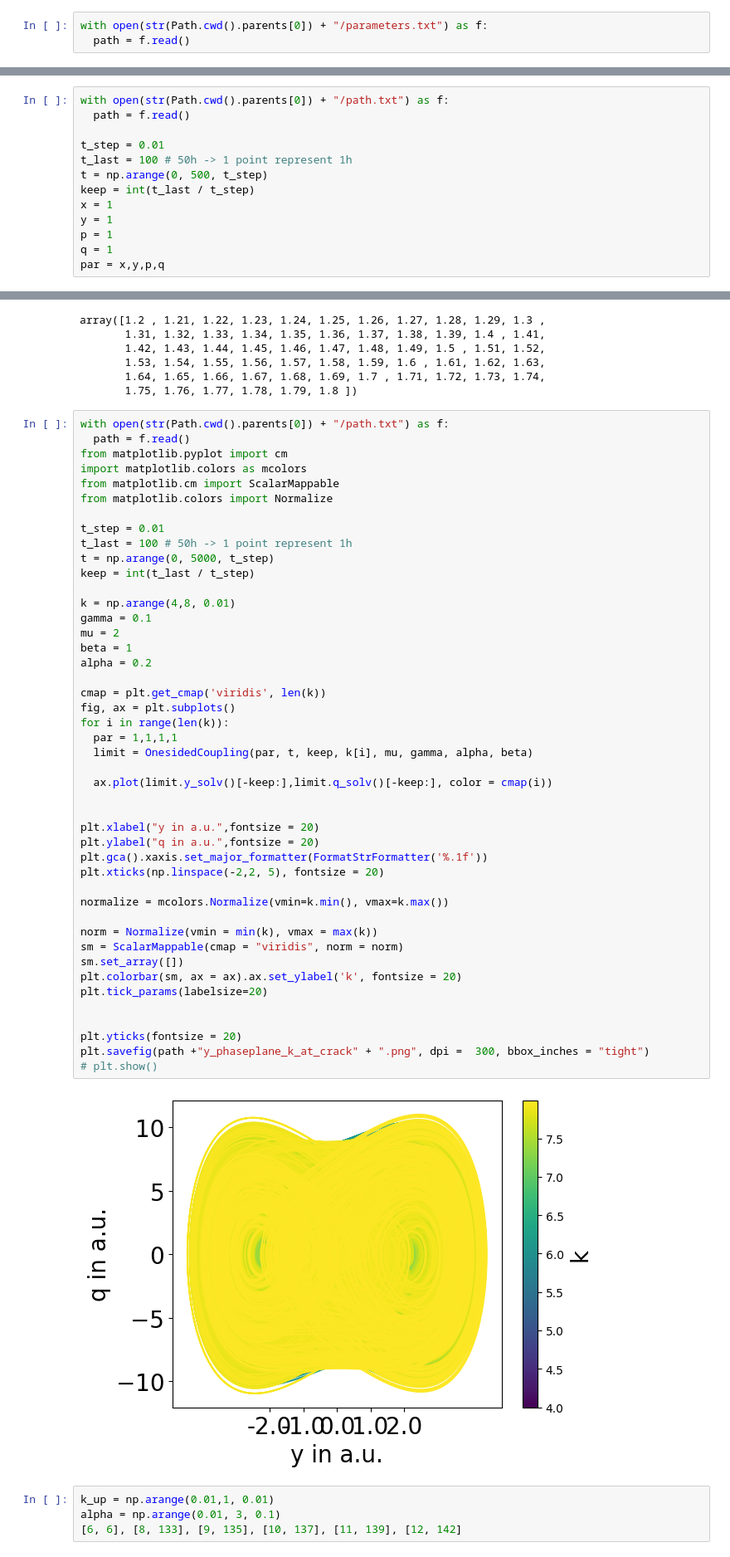
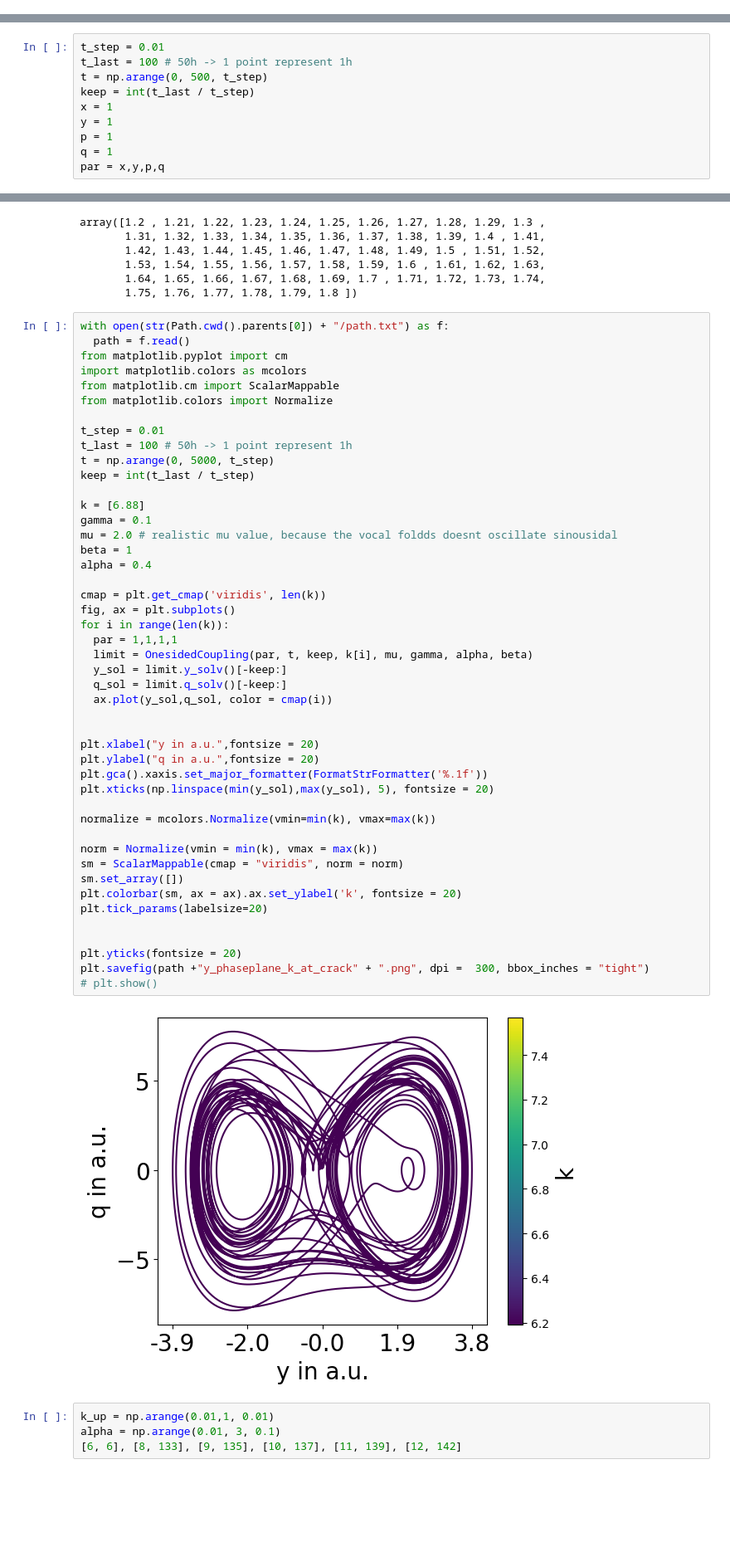
Before and after one commit to huyenanh-nguyen/Vocalization, a Jupyter notebook: Onesidecoupling/simulation.ipynb, the cells around one changed output, grey strips where cells are left out. Shown: that part at 83% size. Saved outputs shown, nothing was run; the diff lists cells and outputs as text; blank space fills up the shorter version.

```diff
--- a/Onesidecoupling/simulation.ipynb
+++ b/Onesidecoupling/simulation.ipynb
@@ -8,6 +15,3 @@ from mainscript import OnesidedCoupling
 # Timeseries
 
 Duffing
-# %%
-with open(str(Path.cwd().parents[0]) + "/parameters.txt") as f:
-  path = f.read()
@@ -26,7 +18,4 @@ Name: parameter   value, dtype: object
 # %%
-with open(str(Path.cwd().parents[0]) + "/path.txt") as f:
-  path = f.read()
-
 t_step = 0.01
 t_last = 100 # 50h -> 1 point represent 1h
 t = np.arange(0, 500, t_step)
@@ -107,41 +100,42 @@ t_step = 0.01
 t_last = 100 # 50h -> 1 point represent 1h
 t = np.arange(0, 5000, t_step)
 keep = int(t_last / t_step)
 
-k = np.arange(4,8, 0.01)
+k = [6.88]
 gamma = 0.1
-mu = 2
+mu = 2.0 # realistic mu value, because the vocal foldds doesnt oscillate sinousidal
 beta = 1
-alpha = 0.2
+alpha = 0.4
 
 cmap = plt.get_cmap('viridis', len(k))
 fig, ax = plt.subplots()
 for i in range(len(k)):
   par = 1,1,1,1
   limit = OnesidedCoupling(par, t, keep, k[i], mu, gamma, alpha, beta)
-
-  ax.plot(limit.y_solv()[-keep:],limit.q_solv()[-keep:], color = cmap(i))
+  y_sol = limit.y_solv()[-keep:]
+  q_sol = limit.q_solv()[-keep:]
+  ax.plot(y_sol,q_sol, color = cmap(i))
 
 
 plt.xlabel("y in a.u.",fontsize = 20)
 plt.ylabel("q in a.u.",fontsize = 20)
 plt.gca().xaxis.set_major_formatter(FormatStrFormatter('%.1f'))
-plt.xticks(np.linspace(-2,2, 5), fontsize = 20)
+plt.xticks(np.linspace(min(y_sol),max(y_sol), 5), fontsize = 20)
 
-normalize = mcolors.Normalize(vmin=k.min(), vmax=k.max())
+normalize = mcolors.Normalize(vmin=min(k), vmax=max(k))
 
 norm = Normalize(vmin = min(k), vmax = max(k))
 sm = ScalarMappable(cmap = "viridis", norm = norm)
 sm.set_array([])
 plt.colorbar(sm, ax = ax).ax.set_ylabel('k', fontsize = 20)
 plt.tick_params(labelsize=20)
 
 
 plt.yticks(fontsize = 20)
 plt.savefig(path +"y_phaseplane_k_at_crack" + ".png", dpi =  300, bbox_inches = "tight")
 # plt.show()
 # %% [output]
-[figure, old version]
+[figure, new version]
 # %%
 k_up = np.arange(0.01,1, 0.01)
 alpha = np.arange(0.01, 3, 0.1)
```
Also changed, not shown: parts of 6 cells of this notebook, 7 other files.
